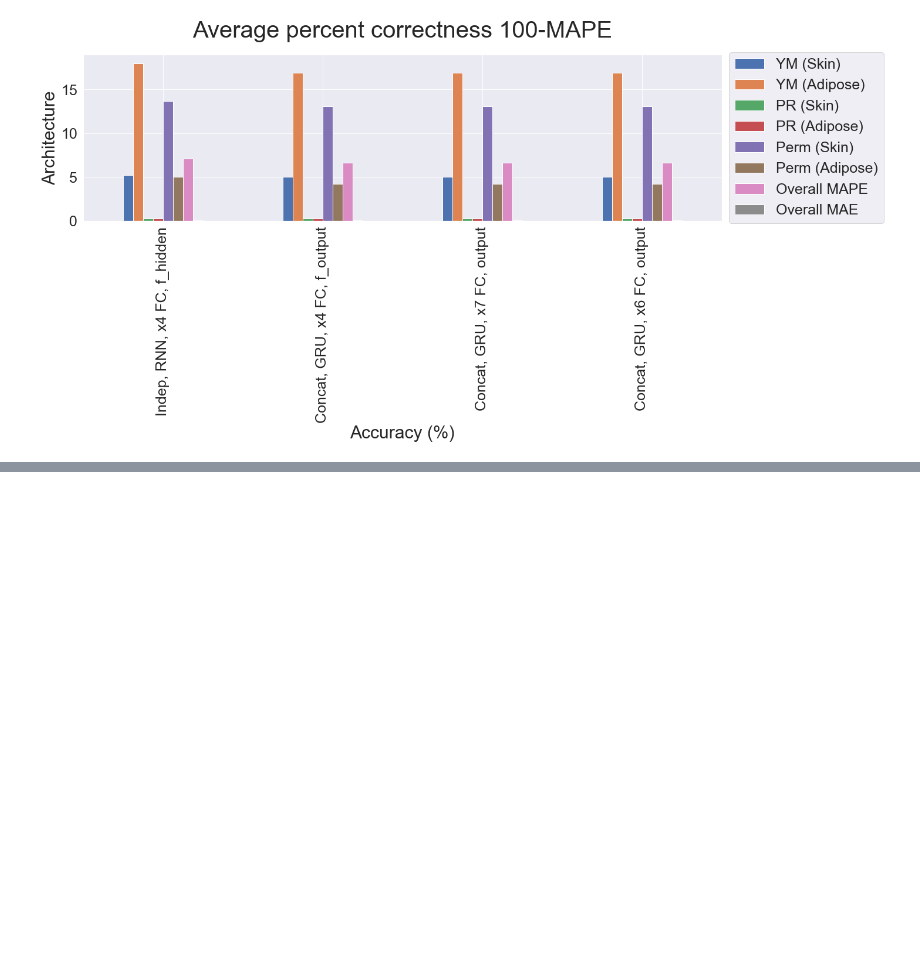
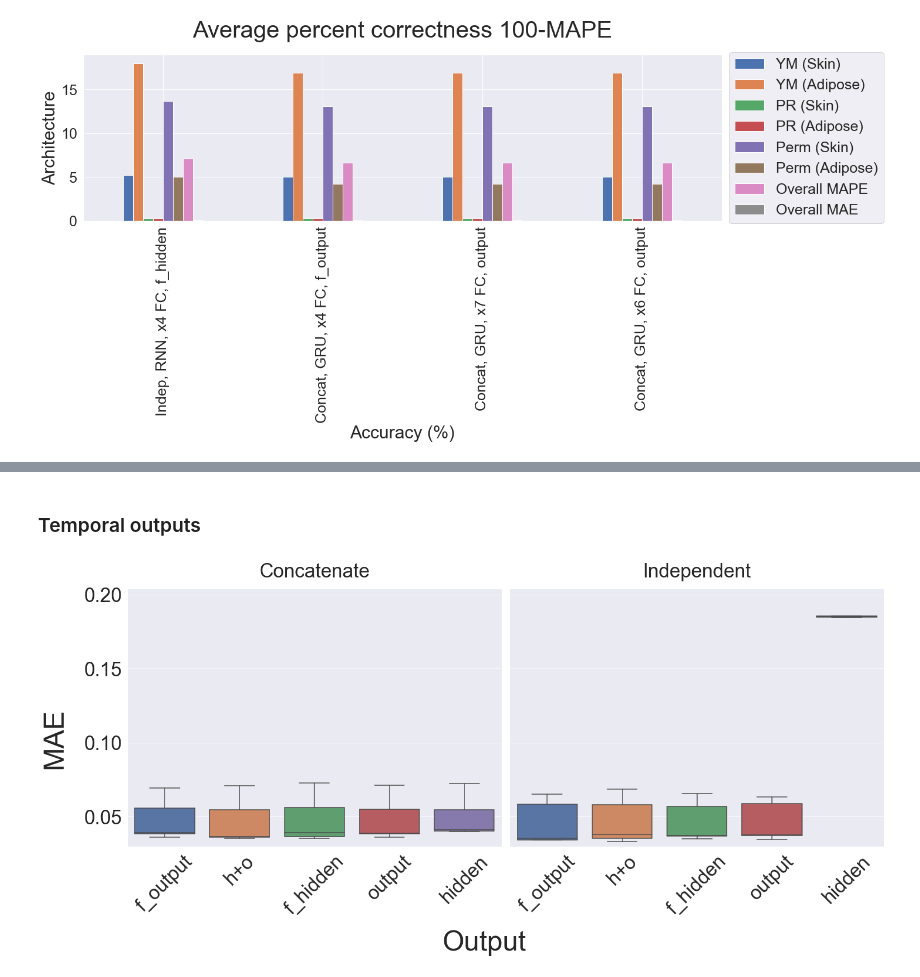
Before and after one commit to RobbieSoutham/SkinLearning, a Jupyter notebook: Notebooks/KFCV Results.ipynb, the cells around one changed output, grey strips where cells are left out. Cells and saved outputs as stored; diff of their text form; code cells hidden in the pictures; blank space fills up the shorter version.

```diff
--- a/Notebooks/KFCV Results.ipynb
+++ b/Notebooks/KFCV Results.ipynb
@@ -377,0 +402,2 @@ plot_parameter_bars(wpds_fc, max_y=max(wpds_fc.max())+1)
+# %% [markdown]
+### Temporal outputs
@@ -377,0 +467,5 @@ plot_parameter_bars(wpds_fc, max_y=max(wpds_fc.max())+1)
+# %%
+# Example usage
+create_boxplots(result_df, 'Output', 'Fusion Method', sharey=True)
+# %% [output]
+[figure, added]
```
Also changed, not shown: parts of 39 cells of this notebook, 6 other files.
